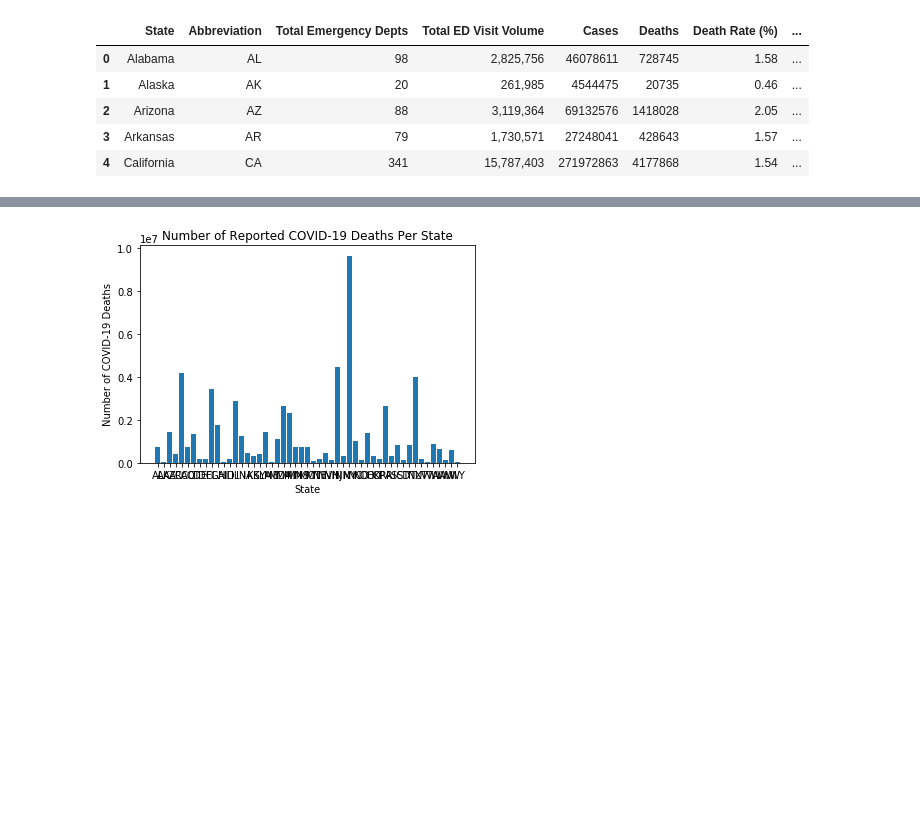
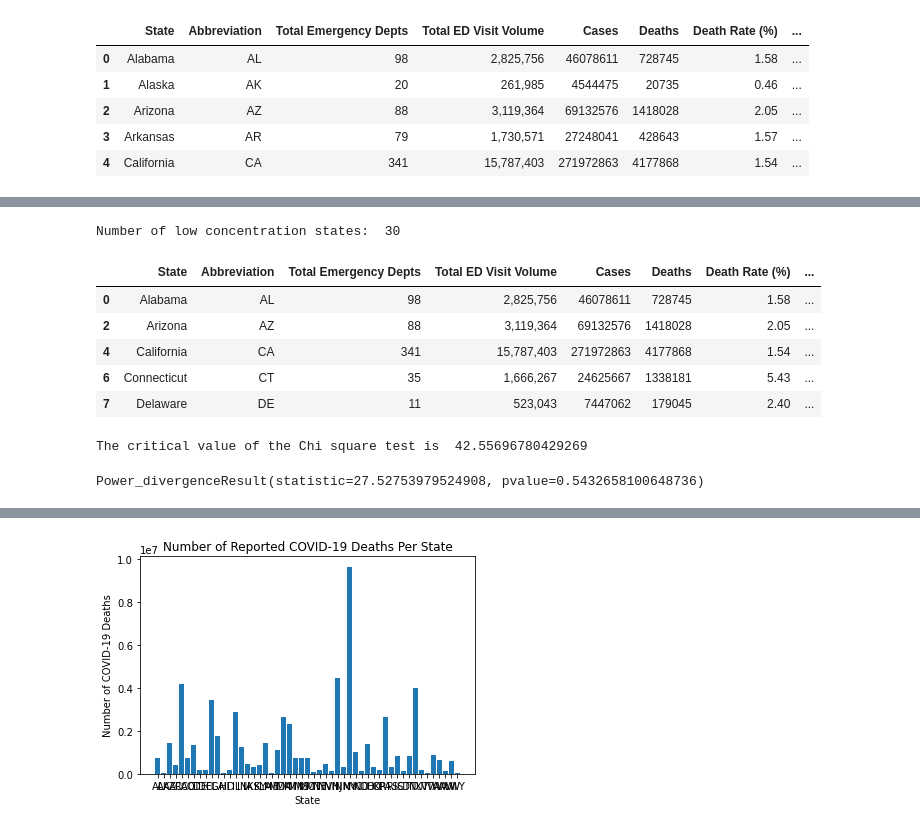
Before and after one commit to LaurenGT/COVID19_DeathRates, a Jupyter notebook: data_analysis/data_viz.ipynb, the cells around one changed output, grey strips where cells are left out. Drawn from its saved outputs; the diff is of its cells as text; code cells hidden in the pictures; blank space fills up the shorter version.

Commit message:
uploading statistical analysis

```diff
--- a/data_analysis/data_viz.ipynb
+++ b/data_analysis/data_viz.ipynb
@@ -17,0 +40,22 @@ data_final.head()
+# %%
+low_concentration = data_final.loc[data_final["Low/High Concentration of EDs (100k)"] == "Low"]
+print("Number of low concentration states: ", len(low_concentration))
+low_concentration.head()
+# %% [output]
+Number of low concentration states:  30
+|  | State | Abbreviation | Total Emergency Depts | Total ED Visit Volume | Cases | Deaths | Death Rate (%) | ... |
+| 0 | Alabama | AL | 98 | 2,825,756 | 46078611 | 728745 | 1.58 | ... |
+| 2 | Arizona | AZ | 88 | 3,119,364 | 69132576 | 1418028 | 2.05 | ... |
+| 4 | California | CA | 341 | 15,787,403 | 271972863 | 4177868 | 1.54 | ... |
+| 6 | Connecticut | CT | 35 | 1,666,267 | 24625667 | 1338181 | 5.43 | ... |
+| 7 | Delaware | DE | 11 | 523,043 | 7447062 | 179045 | 2.40 | ... |
+# %%
+#get critical value of chi square
+low_critical_value = stats.chi2.ppf(q=0.95, df= 29)
+print("The critical value of the Chi square test is ", low_critical_value)
+# %% [output]
+The critical value of the Chi square test is  42.55696780429269
+# %%
+stats.chisquare(low_concentration["Per Capita EDs (100K)"], low_concentration["Per Capita Death Rate"])
+# %% [output]
+Power_divergenceResult(statistic=27.52753979524908, pvalue=0.5432658100648736)
```
Also changed, not shown: parts of 16 cells of this notebook.
